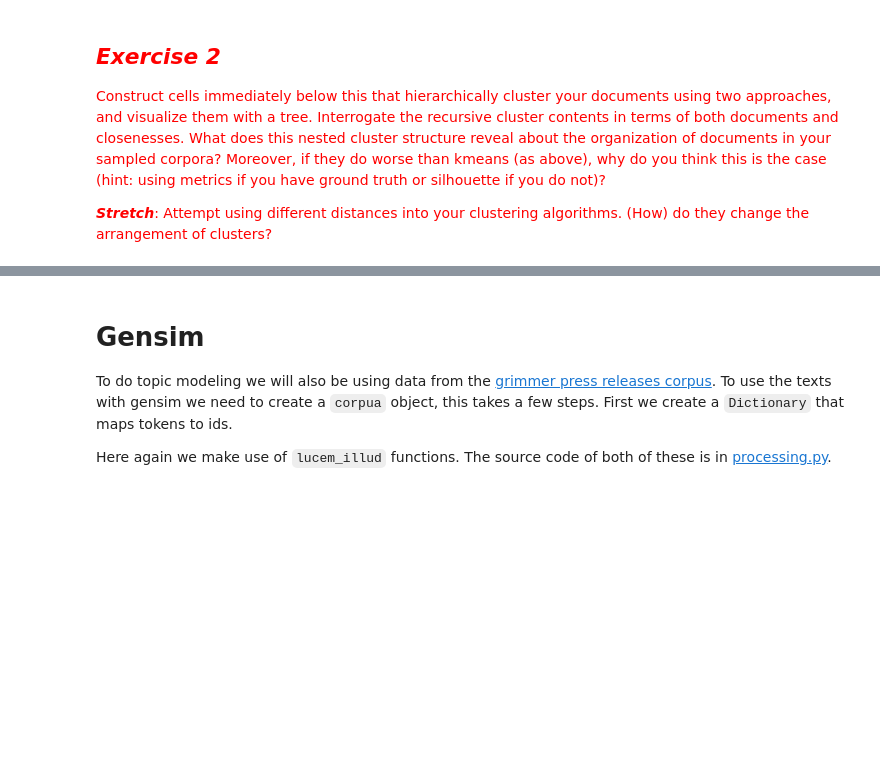
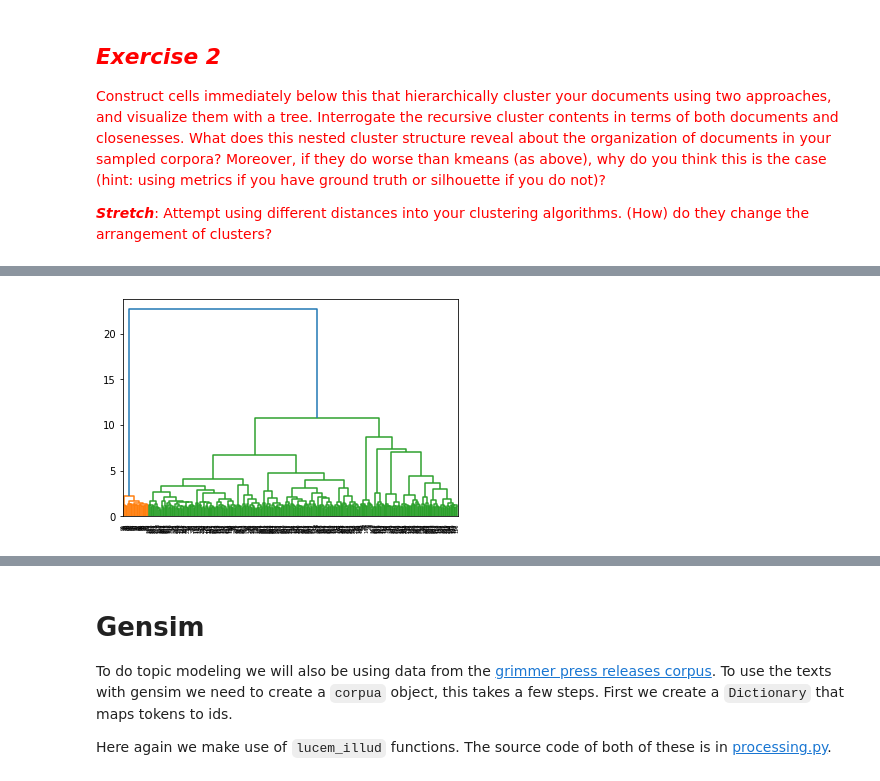
Before and after one commit to floriatea/CCA_NLP, a Jupyter notebook: Homework-Notebooks-2023/week-3/3-Topic-Modeling-and-Clustering.ipynb, the cells around one changed output, grey strips where cells are left out. Saved outputs shown, nothing was run; the diff lists cells and outputs as text; code cells hidden in the pictures; blank space fills up the shorter version.

```diff
--- a/Homework-Notebooks-2023/week-3/3-Topic-Modeling-and-Clustering.ipynb
+++ b/Homework-Notebooks-2023/week-3/3-Topic-Modeling-and-Clustering.ipynb
@@ -1009,0 +1026,19 @@ example_hierarchicalClusters_full = scipy.cluster.hierarchy.fcluster(example_lin
+# %%
+telehealthCoocMat = telehealthTFVects * telehealthTFVects.T
+#set the diagonal to 0 since we don't care how similar texts are to themselves
+telehealthCoocMat.setdiag(0)
+#Another way of relating the texts is with their cosine similarity
+#newsgroupsCosinMat1 = 1 - sklearn.metrics.pairwise.cosine_similarity(newsgroupsTFVects)
+#But generally word occurrence is more accurate
+# %%
+selectIndices = []
+indexToCat = []
+for c in set(merged_df['year']):
+    selectIndices += list(merged_df[merged_df['year'] == c].index)[:50]
+    indexToCat += [c] * 50
+    #.groupby('category').sum()
+# %%
+subCoocMat = telehealthCoocMat[selectIndices,:][:,selectIndices]
+
+linkage_matrix = scipy.cluster.hierarchy.ward(subCoocMat.toarray())
+linkage_matrix[:10]
@@ -1009,0 +1056,4 @@ example_hierarchicalClusters_full = scipy.cluster.hierarchy.fcluster(example_lin
+# %%
+dendDat = scipy.cluster.hierarchy.dendrogram(linkage_matrix, get_leaves=True)
+# %% [output]
+[figure, added]
```
Also changed, not shown: parts of 7 cells of this notebook.
